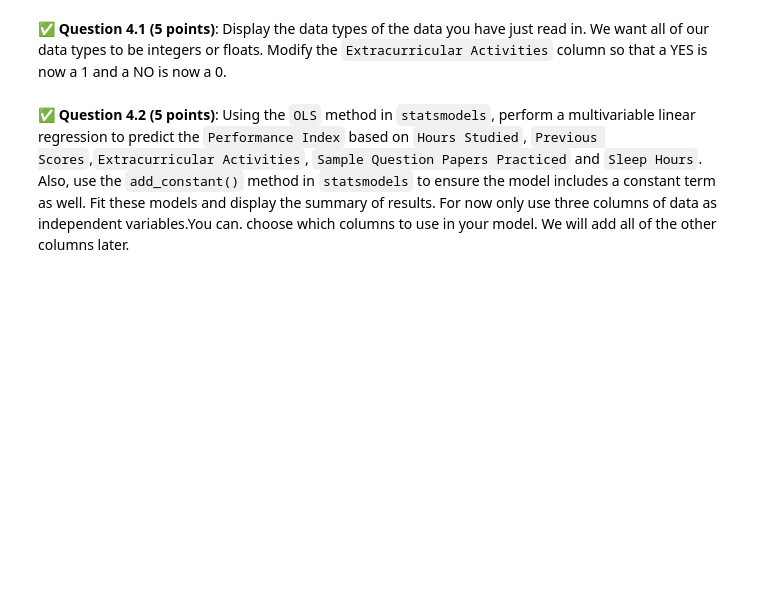
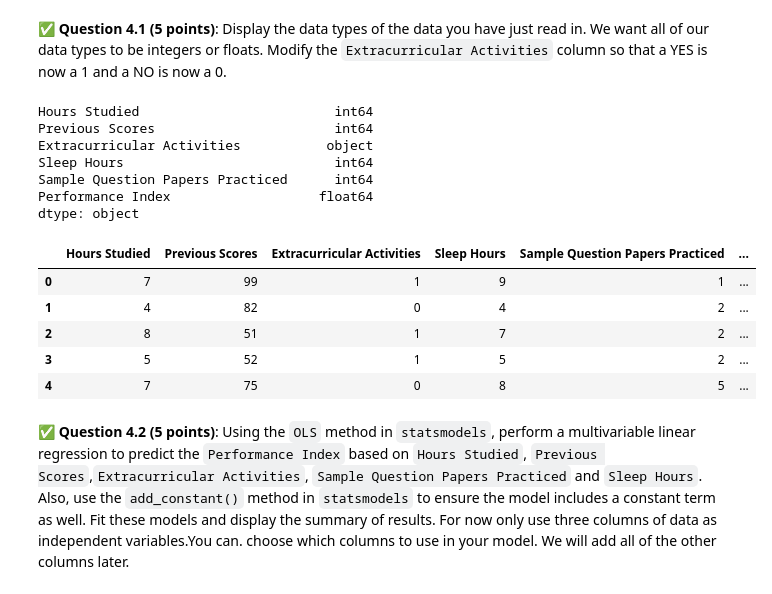
Before and after one commit to ze-ntsh/cmse202-s25-turnin, a Jupyter notebook: hw-03/HW-03_Regression-S25-NITISH MAINDOLIYA.ipynb, the cells around one changed output. Drawn from its saved outputs; the diff is of its cells as text; code cells hidden in the pictures; blank space fills up the shorter version.

```diff
--- a/hw-03/HW-03_Regression-S25-NITISH MAINDOLIYA.ipynb
+++ b/hw-03/HW-03_Regression-S25-NITISH MAINDOLIYA.ipynb
@@ -231,2 +229,28 @@ First, download and read in this synthetic dataset of Student Performance. `http
+# %%
+# Put your code here
+student_performance_data = pd.read_csv('Student_Performance.csv')
+print(student_performance_data.dtypes)
+
+# Drop rows with missing values
+student_performance_data = student_performance_data.dropna()
+
+# Change extracurricular to binary values (1 for yes, 0 for no)
+student_performance_data['Extracurricular Activities'] = student_performance_data['Extracurricular Activities'].map({'Yes': 1, 'No': 0, 1: 1, 0: 0})
+
+student_performance_data.head()
+# %% [output]
+Hours Studied                         int64
+Previous Scores                       int64
+Extracurricular Activities           object
+Sleep Hours                           int64
+Sample Question Papers Practiced      int64
+Performance Index                   float64
+dtype: object
+|  | Hours Studied | Previous Scores | Extracurricular Activities | Sleep Hours | Sample Question Papers Practiced | ... |
+| 0 | 7 | 99 | 1 | 9 | 1 | ... |
+| 1 | 4 | 82 | 0 | 4 | 2 | ... |
+| 2 | 8 | 51 | 1 | 7 | 2 | ... |
+| 3 | 5 | 52 | 1 | 5 | 2 | ... |
+| 4 | 7 | 75 | 0 | 8 | 5 | ... |
 # %% [markdown]
 &#9989;  **Question 4.2 (5 points)**: Using the `OLS` method in `statsmodels`, perform a multivariable linear regression to predict the `Performance Index` based on `Hours Studied`, `Previous Scores`,`Extracurricular Activities`, `Sample Question Papers Practiced` and `Sleep Hours`. Also, use the `add_constant()` method in `statsmodels` to ensure the model includes a constant term as well. Fit these models and display the summary of results.  For now only use three columns of data as independent variables.You can. choose which columns to use in your model. We will add all of the other columns later.
```
Also changed, not shown: parts of 14 cells of this notebook, 1 other file.
